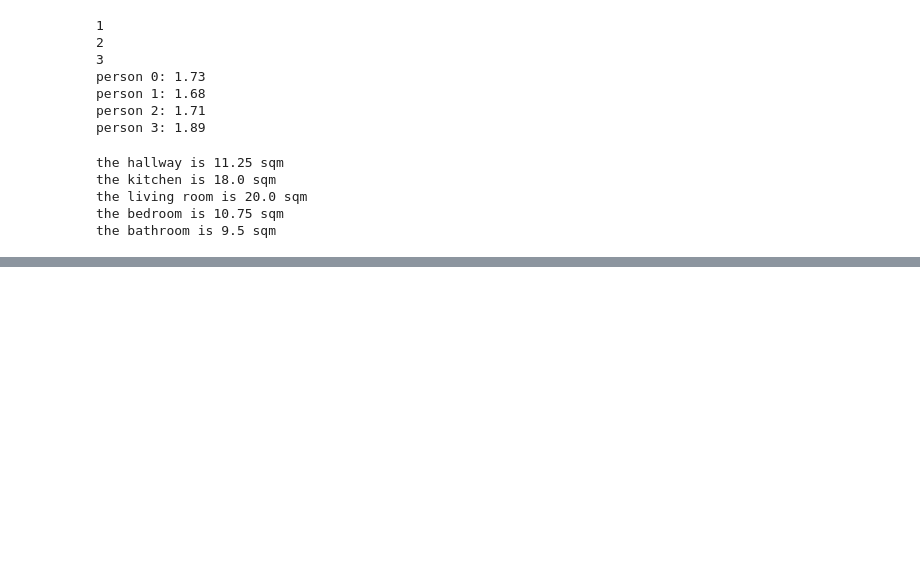
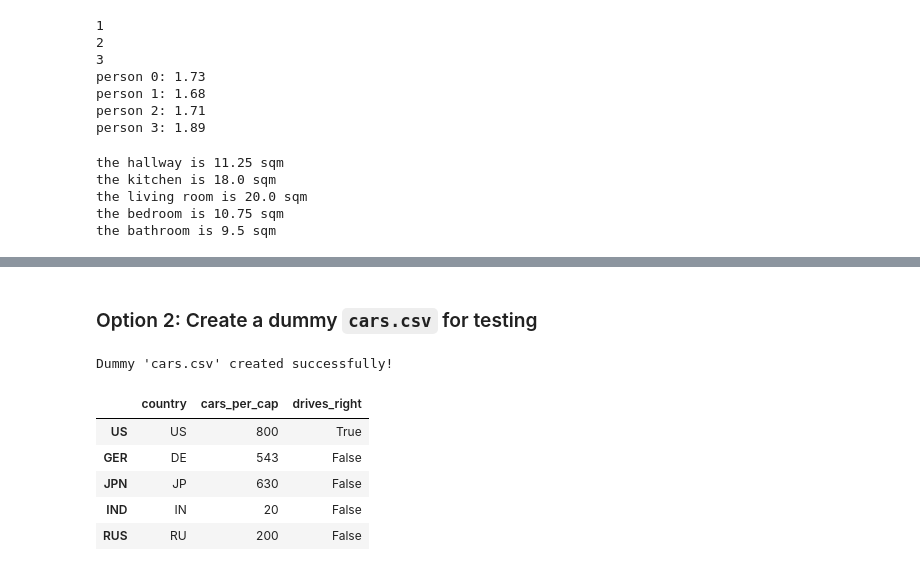
Before and after one commit to Julfikar-Asif/Learning_DA_Datacamp, a Jupyter notebook: DataCamp.ipynb, the cells around one changed output, grey strips where cells are left out. Drawn from its saved outputs; the diff is of its cells as text; code cells hidden in the pictures; blank space fills up the shorter version.

```diff
--- a/DataCamp.ipynb
+++ b/DataCamp.ipynb
@@ -318,0 +327,27 @@ the bathroom is 9.5 sqm
+# %% [markdown]
+### Option 2: Create a dummy `cars.csv` for testing
+# %%
+import pandas as pd
+
+# Create dummy data for cars.csv
+dummy_cars_data = {
+    'country': ['US', 'DE', 'JP', 'IN', 'RU'],
+    'cars_per_cap': [800, 543, 630, 20, 200],
+    'drives_right': [True, False, False, False, False]
+}
+
+dummy_cars_df = pd.DataFrame(dummy_cars_data, index=['US', 'GER', 'JPN', 'IND', 'RUS'])
+
+# Save to cars.csv in the content directory
+dummy_cars_df.to_csv('cars.csv')
+
+print("Dummy 'cars.csv' created successfully!")
+display(dummy_cars_df.head())
+# %% [output]
+Dummy 'cars.csv' created successfully!
+|  | country | cars_per_cap | drives_right |
+| US | US | 800 | True |
+| GER | DE | 543 | False |
+| JPN | JP | 630 | False |
+| IND | IN | 20 | False |
+| RUS | RU | 200 | False |
```
Also changed, not shown: parts of 4 cells of this notebook.
